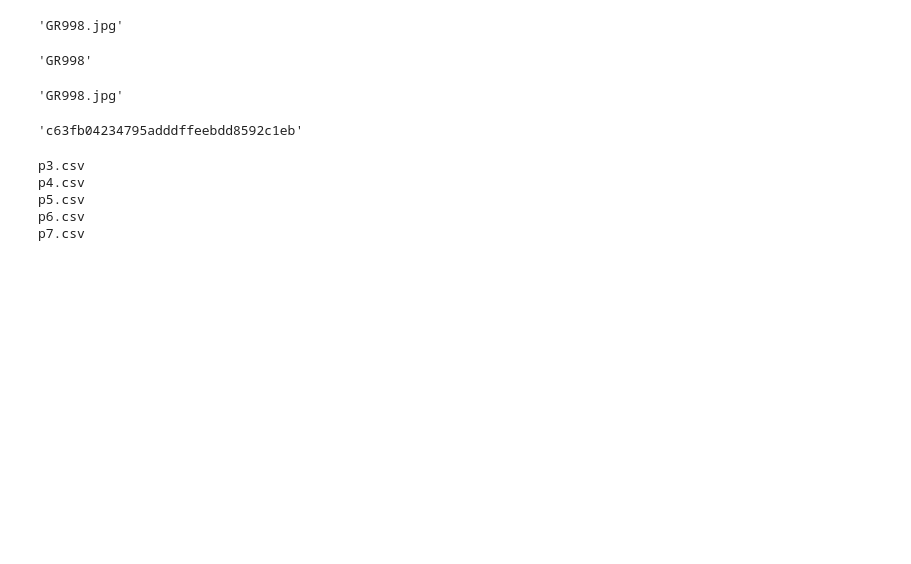
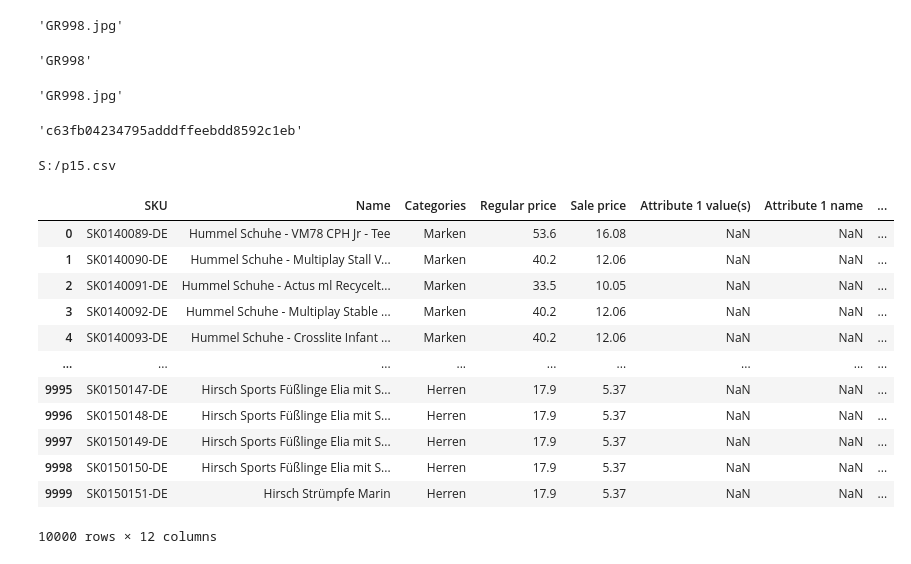
Before and after one commit to xuchaoxin1375/scripts, a Jupyter notebook: wp/woocommerce/woo_df/demo.ipynb, the cells around one changed output. Saved outputs shown, nothing was run; the diff lists cells and outputs as text; code cells hidden in the pictures; blank space fills up the shorter version.

```diff
--- a/wp/woocommerce/woo_df/demo.ipynb
+++ b/wp/woocommerce/woo_df/demo.ipynb
@@ -49,14 +49,38 @@ url_hash
 # %%
 import os
 import pandas as pd
-csv_dir=r"S:\grandwagonsupply\csvs"
+import hashlib
+
+# 将指定目录下的csv中的imagesurl列中的url转为md5值并使用webp格式保存
+csv_dir = r"S:/"  # 修改csv目录
+
 for csv_file in os.listdir(csv_dir):
+    csv_file = os.path.join(csv_dir, csv_file)
     if csv_file.endswith(".csv"):
-        # print(csv_file)
-        df=pd.read_csv()
+        print(csv_file)
+        df = pd.read_csv(csv_file)
+        df["ImagesUrl"].apply(
+            lambda url: hashlib.md5(url.encode()).hexdigest() + ".webp"
+        )
+    # 将源文件移动到备份目录bakcup_csv_temp(目录不存则创建)
+    os.makedirs("bakcup_csv_temp", exist_ok=True)
+    os.rename(csv_file, os.path.join("bakcup_csv_temp", csv_file))
+    df.to_csv(csv_file, index=False)
 # %% [output]
-p3.csv
-p4.csv
-p5.csv
-p6.csv
-p7.csv
+S:/p15.csv
+# %%
+df
+# %% [output]
+|  | SKU | Name | Categories | Regular price | Sale price | Attribute 1 value(s) | Attribute 1 name | ... |
+| 0 | SK0140089-DE | Hummel Schuhe - VM78 CPH Jr - Tee | Marken | 53.6 | 16.08 | NaN | NaN | ... |
+| 1 | SK0140090-DE | Hummel Schuhe - Multiplay Stall V... | Marken | 40.2 | 12.06 | NaN | NaN | ... |
+| 2 | SK0140091-DE | Hummel Schuhe - Actus ml Recycelt... | Marken | 33.5 | 10.05 | NaN | NaN | ... |
+| 3 | SK0140092-DE | Hummel Schuhe - Multiplay Stable ... | Marken | 40.2 | 12.06 | NaN | NaN | ... |
+| 4 | SK0140093-DE | Hummel Schuhe - Crosslite Infant ... | Marken | 40.2 | 12.06 | NaN | NaN | ... |
+| ... | ... | ... | ... | ... | ... | ... | ... | ... |
+| 9995 | SK0150147-DE | Hirsch Sports Füßlinge Elia mit S... | Herren | 17.9 | 5.37 | NaN | NaN | ... |
+| 9996 | SK0150148-DE | Hirsch Sports Füßlinge Elia mit S... | Herren | 17.9 | 5.37 | NaN | NaN | ... |
+| 9997 | SK0150149-DE | Hirsch Sports Füßlinge Elia mit S... | Herren | 17.9 | 5.37 | NaN | NaN | ... |
+| 9998 | SK0150150-DE | Hirsch Sports Füßlinge Elia mit S... | Herren | 17.9 | 5.37 | NaN | NaN | ... |
+| 9999 | SK0150151-DE | Hirsch Strümpfe Marin | Herren | 17.9 | 5.37 | NaN | NaN | ... |
+10000 rows × 12 columns
```
Also changed, not shown: parts of 1 cell of this notebook, 1 other file.
